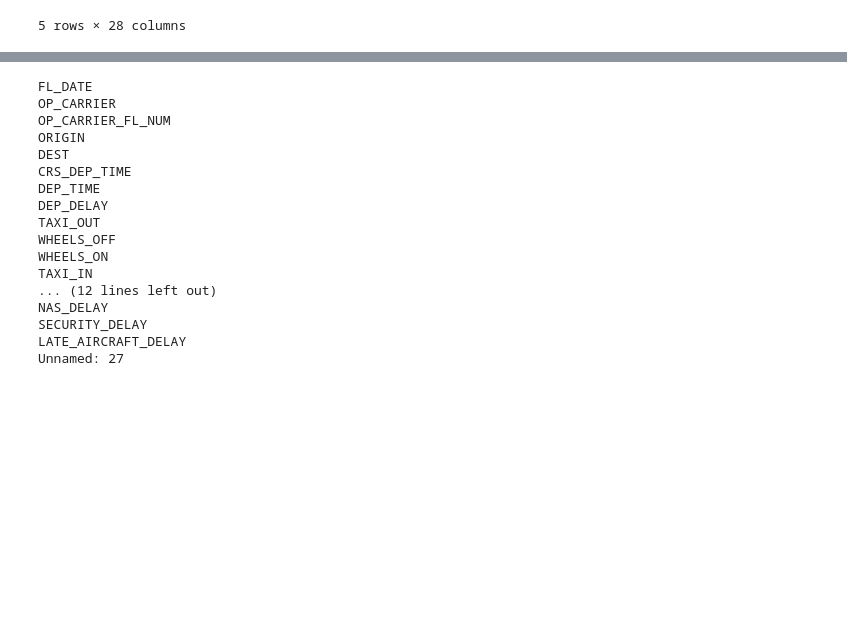
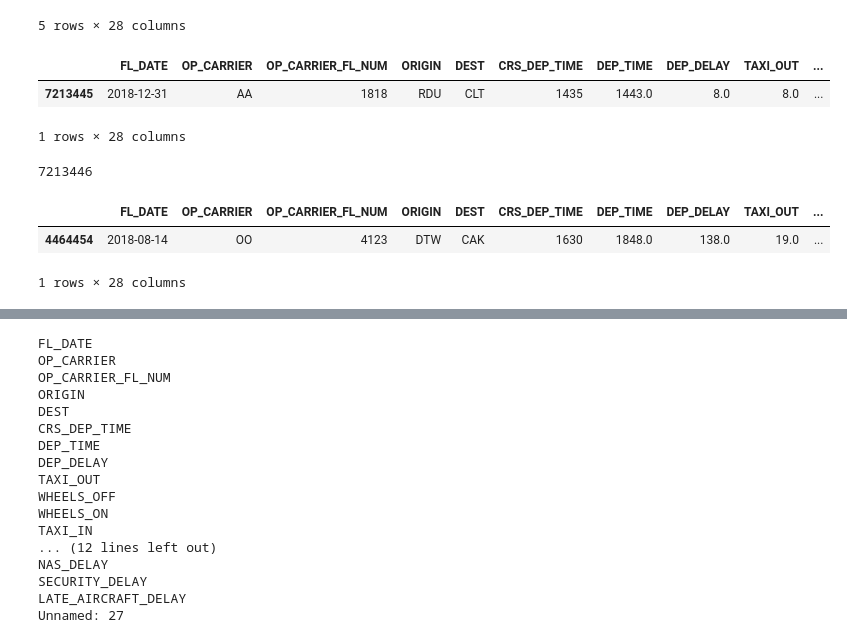
Before and after one commit to wzhu0815/Etl_Proj, a Jupyter notebook: Airline_delay.ipynb, the cells around one changed output, grey strips where cells are left out. Saved outputs shown, nothing was run; the diff lists cells and outputs as text; code cells hidden in the pictures; blank space fills up the shorter version.

```diff
--- a/Airline_delay.ipynb
+++ b/Airline_delay.ipynb
@@ -294,3 +293,22 @@ data1.head()
 | 3 | 2018-01-01 | UA | 2425 | RSW | ORD | 1546 | 1552.0 | 6.0 | 19.0 | ... |
 | 4 | 2018-01-01 | UA | 2424 | ORD | ALB | 630 | 650.0 | 20.0 | 13.0 | ... |
 5 rows × 28 columns
+# %%
+data1.tail(1)
+# %% [output]
+|  | FL_DATE | OP_CARRIER | OP_CARRIER_FL_NUM | ORIGIN | DEST | CRS_DEP_TIME | DEP_TIME | DEP_DELAY | TAXI_OUT | ... |
+| 7213445 | 2018-12-31 | AA | 1818 | RDU | CLT | 1435 | 1443.0 | 8.0 | 8.0 | ... |
+1 rows × 28 columns
+# %%
+len(data1)
+# %% [output]
+7213446
+# %%
+#This file exceeds limits for resources even after we delete columns on GitHub so we will take a random sample and save that sample
+# generating one row
+datas = data1.sample(frac =.1)
+datas.head(1)
+# %% [output]
+|  | FL_DATE | OP_CARRIER | OP_CARRIER_FL_NUM | ORIGIN | DEST | CRS_DEP_TIME | DEP_TIME | DEP_DELAY | TAXI_OUT | ... |
+| 4464454 | 2018-08-14 | OO | 4123 | DTW | CAK | 1630 | 1848.0 | 138.0 | 19.0 | ... |
+1 rows × 28 columns
```
Also changed, not shown: parts of 17 cells of this notebook, 7 other files.
